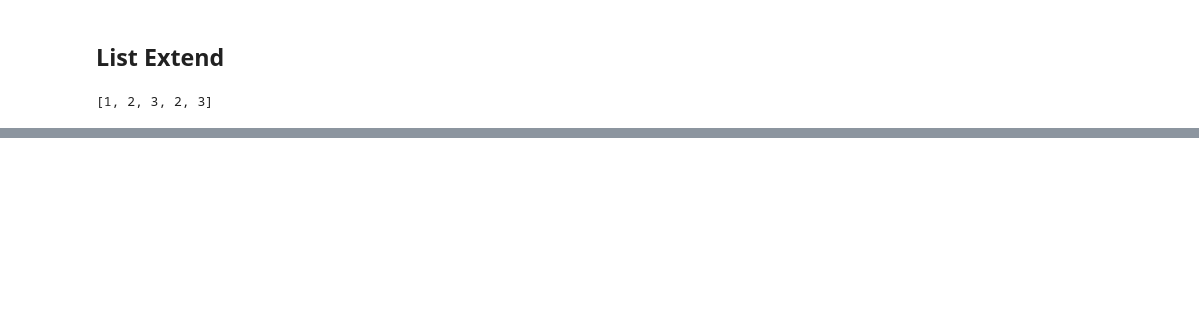
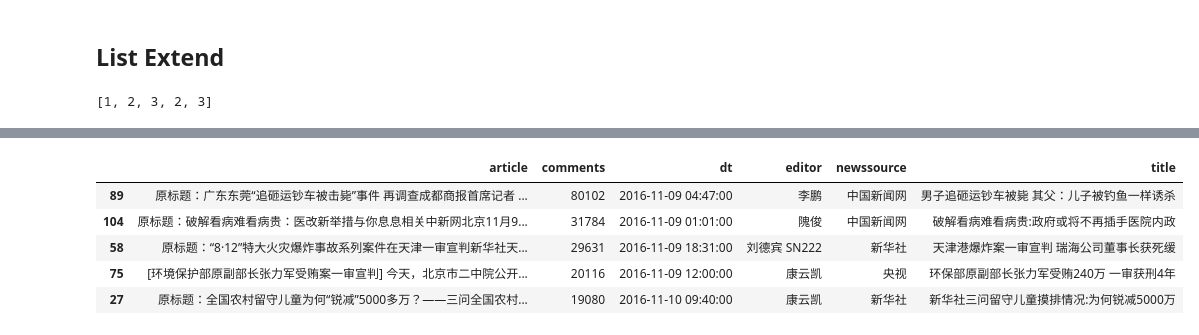
Before and after one commit to ywchiu/pycrawler_sina, a Jupyter notebook: 20161110Demo.ipynb, the cells around one changed output, grey strips where cells are left out. Cells and saved outputs as stored; diff of their text form; code cells hidden in the pictures; blank space fills up the shorter version.

```diff
--- a/20161110Demo.ipynb
+++ b/20161110Demo.ipynb
@@ -448,0 +563,9 @@ a
+# %%
+df.sort_values('comments', ascending=False).head()
+# %% [output]
+|  | article | comments | dt | editor | newssource | title |
+| 89 | 原标题：广东东莞“追砸运钞车被击毙”事件 再调查成都商报首席记者 ... | 80102 | 2016-11-09 04:47:00 | 李鹏 | 中国新闻网 | 男子追砸运钞车被毙 其父：儿子被钓鱼一样诱杀 |
+| 104 | 原标题：破解看病难看病贵：医改新举措与你息息相关中新网北京11月9... | 31784 | 2016-11-09 01:01:00 | 隗俊 | 中国新闻网 | 破解看病难看病贵:政府或将不再插手医院内政 |
+| 58 | 原标题：“8·12”特大火灾爆炸事故系列案件在天津一审宣判新华社天... | 29631 | 2016-11-09 18:31:00 | 刘德宾 SN222 | 新华社 | 天津港爆炸案一审宣判 瑞海公司董事长获死缓 |
+| 75 | [环境保护部原副部长张力军受贿案一审宣判] 今天，北京市二中院公开... | 20116 | 2016-11-09 12:00:00 | 康云凯 | 央视 | 环保部原副部长张力军受贿240万 一审获刑4年 |
+| 27 | 原标题：全国农村留守儿童为何“锐减”5000多万？——三问全国农村... | 19080 | 2016-11-10 09:40:00 | 康云凯 | 新华社 | 新华社三问留守儿童摸排情况:为何锐减5000万 |
```
Also changed, not shown: parts of 19 cells of this notebook.
